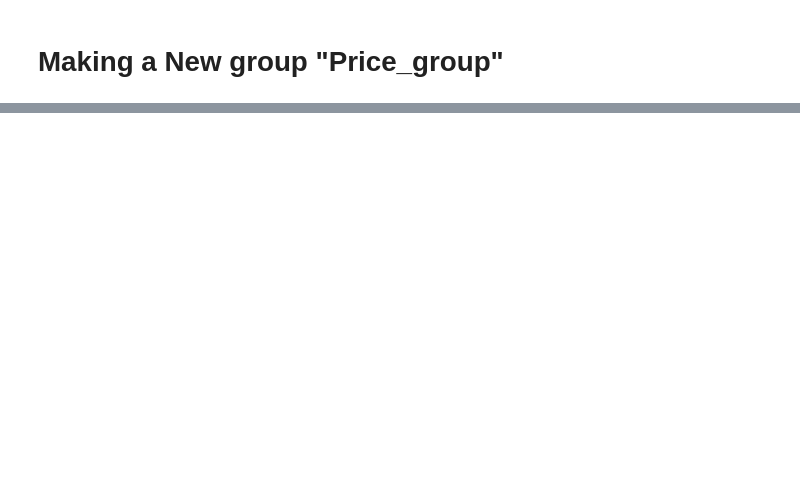
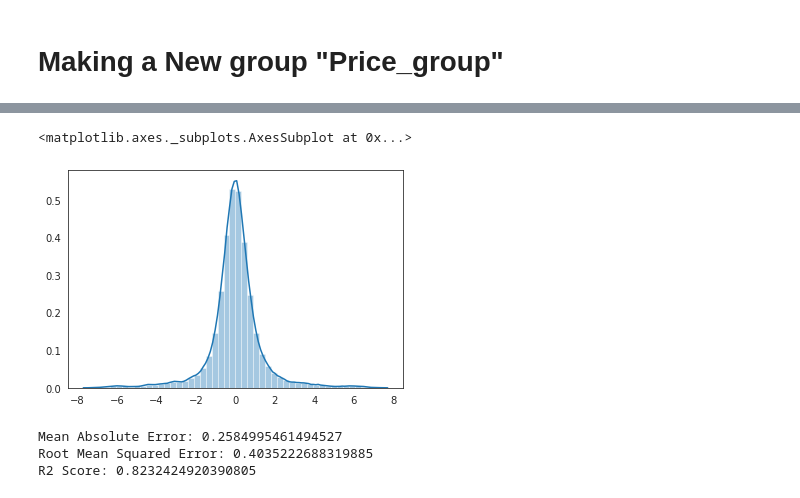
Before and after one commit to Kunal1291/my-first-repository, a Jupyter notebook: Copy_of_Welcome_To_Colaboratory.ipynb, the cells around one changed output, grey strips where cells are left out. Cells and saved outputs as stored; diff of their text form; code cells hidden in the pictures; blank space fills up the shorter version.

```diff
--- a/Copy_of_Welcome_To_Colaboratory.ipynb
+++ b/Copy_of_Welcome_To_Colaboratory.ipynb
@@ -373,0 +436,13 @@ plt.xlabel('Price Group');
+# %%
+sns.distplot((y_test-y_pred),bins=50)
+# %% [output]
+<matplotlib.axes._subplots.AxesSubplot at 0x...>
+[figure, added]
+# %%
+print('Mean Absolute Error:', metrics.mean_absolute_error(y_test, y_pred))
+print('Root Mean Squared Error:', np.sqrt(metrics.mean_squared_error(y_test, y_pred)))
+print('R2 Score:', metrics.r2_score(y_test, y_pred))
+# %% [output]
+Mean Absolute Error: 0.2584995461494527
+Root Mean Squared Error: 0.4035222688319885
+R2 Score: 0.8232424920390805
```
Also changed, not shown: parts of 32 cells of this notebook.
